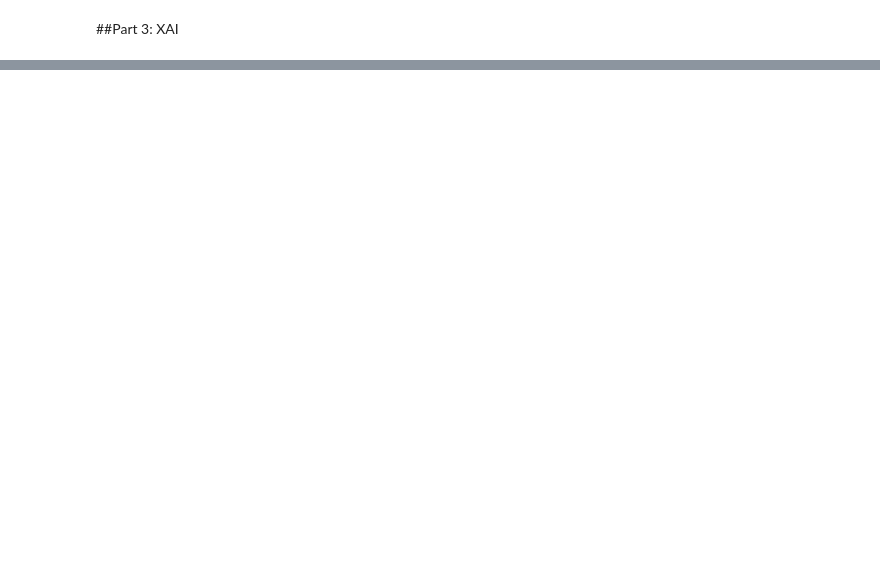
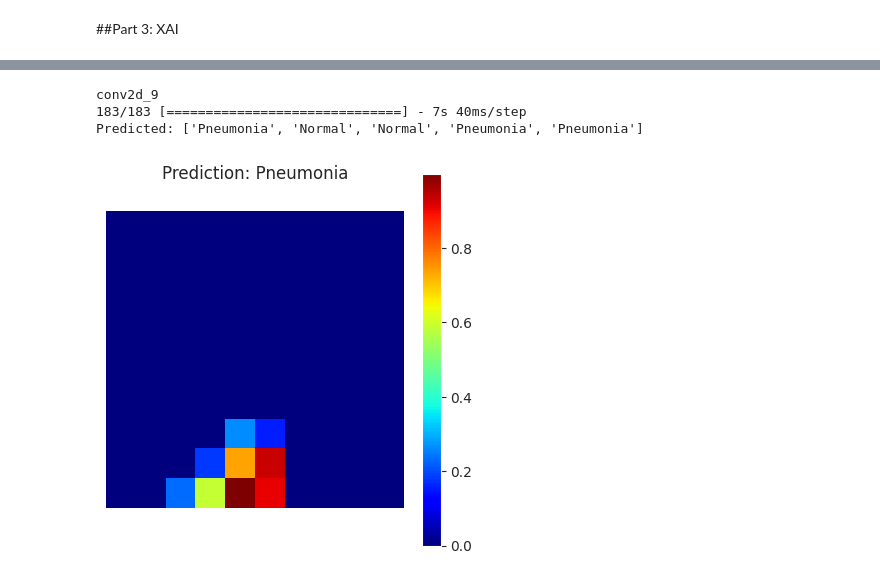
Before and after one commit to GabrielaGroenenewegenVanDerWeijden/DS_Ass2, a Jupyter notebook: main.ipynb, the cells around one changed output, grey strips where cells are left out. Saved outputs shown, nothing was run; the diff lists cells and outputs as text; code cells hidden in the pictures; blank space fills up the shorter version.

```diff
--- a/main.ipynb
+++ b/main.ipynb
@@ -572,0 +739,52 @@ explanations = explainer(X, Y)
+# %%
+# Get last convolutional layer
+last_conv_layer = [layer for layer in model10.layers if isinstance(layer, tf.keras.layers.Conv2D)][-1]
+
+print(last_conv_layer.name)
+# Instead of using xception.decode_predictions, which is designed for ImageNet (1000 classes)
+# We'll interpret the raw predictions from our binary classifier
+def decode_binary_predictions(preds):
+    """Decodes predictions for a binary classification model."""
+    predicted_classes = (preds > 0.5).astype(int)  # Threshold at 0.5
+    class_labels = ['Pneumonia', 'Normal']  # Assuming labels are in this order
+    return [class_labels[pred] for pred in predicted_classes.flatten()]
+
+# Prepare images
+X = np.concatenate((x_train, x_val, x_test), axis = 0)
+Y = np.concatenate((y_train, y_val, y_test), axis = 0)
+
+X = X.reshape(-1, 150, 150, 1)
+
+
+# Our model
+ours = model10
+
+# Remove last layer's softmax (if it was applied)
+# This might be unnecessary depending on your model definition
+ours.layers[-1].activation = None
+
+# Print what the top predicted class is using the custom decoding function
+preds = ours.predict(X)
+predicted_labels = decode_binary_predictions(preds)
+print("Predicted:", predicted_labels[:5])  # Print first 5 predictions for illustration
+
+
+heatmaps = []
+for i in range(len(X)):
+    img = np.expand_dims(X[i], axis=0)  # (1, 150, 150, 1)
+    heatmap = make_gradcam_heatmap(img, ours, last_conv_layer.name)
+    heatmaps.append(heatmap)
+
+heatmap = np.array(heatmaps)  # Combine heatmaps from all batches
+
+# Display heatmap
+plt.matshow(heatmap[0], cmap='jet')  # First heatmap
+plt.title(f"Prediction: {predicted_labels[0]}")
+plt.axis('off')
+plt.colorbar()
+plt.show()
+# %% [output]
+conv2d_9
+183/183 [==============================] - 7s 40ms/step
+Predicted: ['Pneumonia', 'Normal', 'Normal', 'Pneumonia', 'Pneumonia']
+[figure, added]
```
Also changed, not shown: parts of 17 cells of this notebook.
